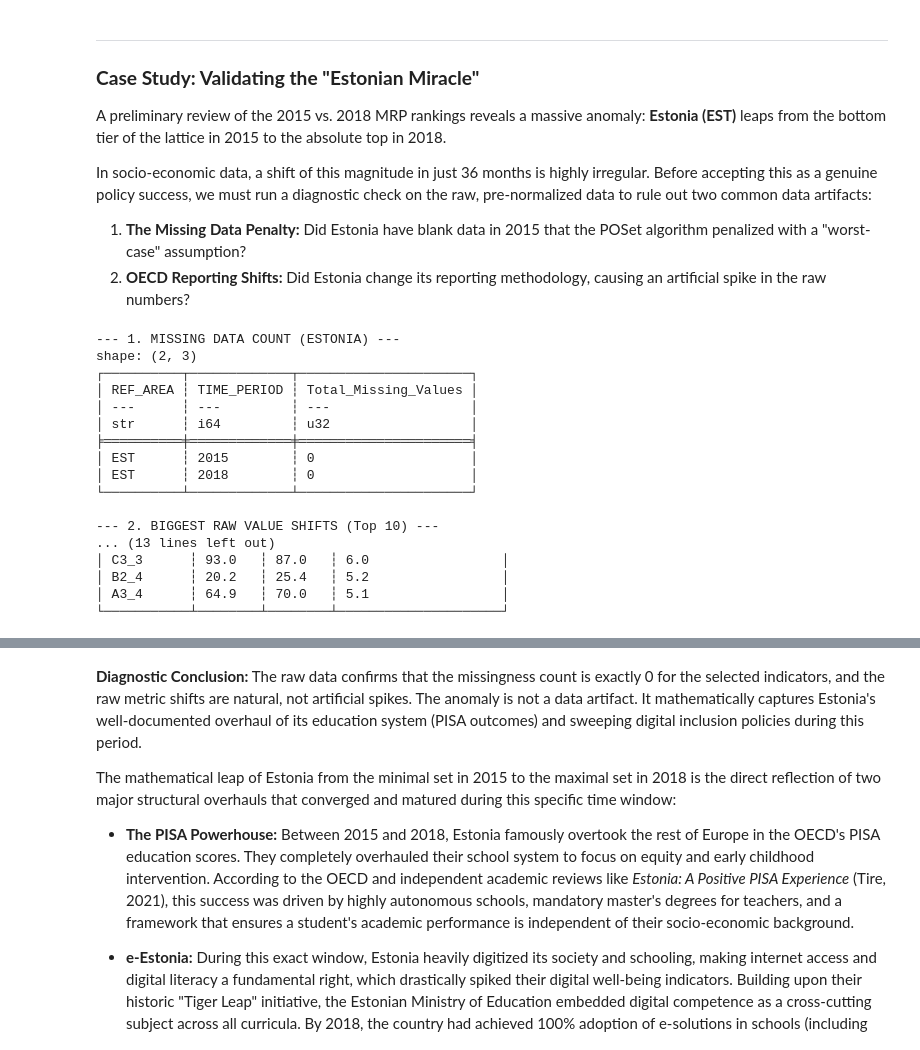
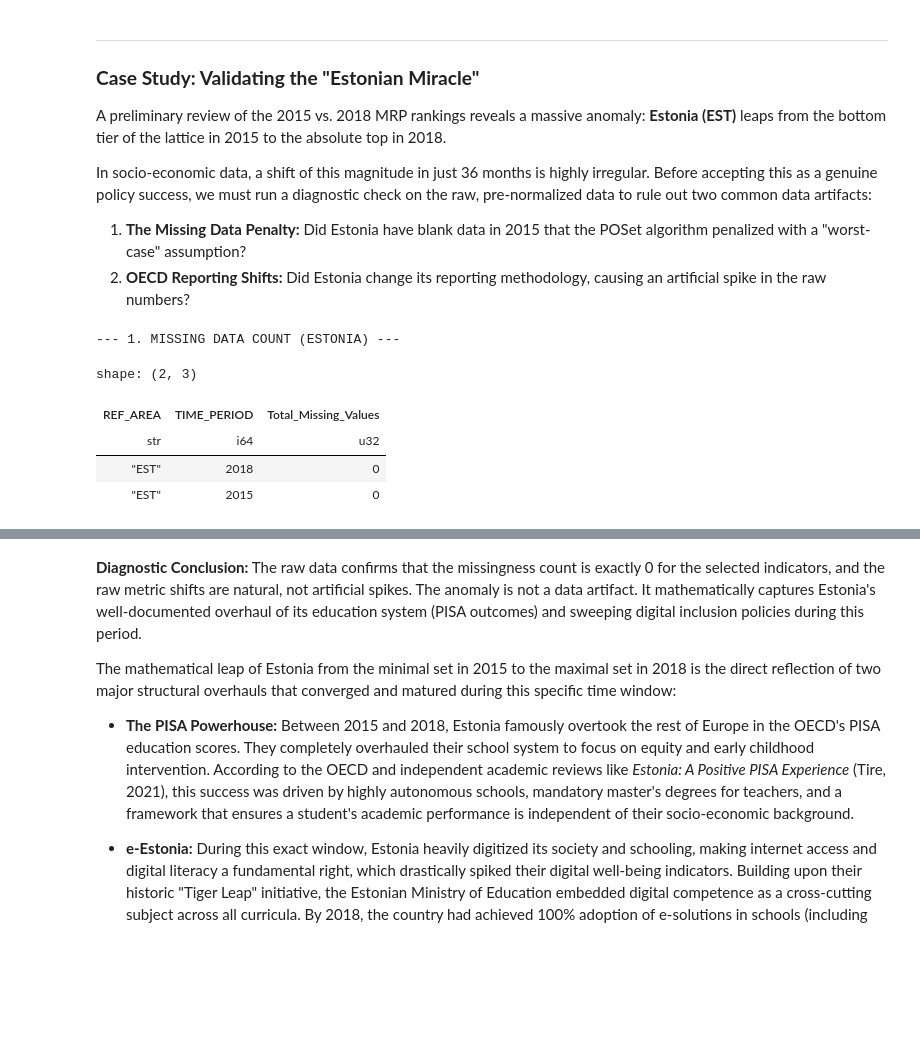
Before and after one commit to MarcoManduca/child_well-being, a Jupyter notebook: notebooks/060_Poset_analysis.ipynb, the cells around one changed output, grey strips where cells are left out. Cells and saved outputs as stored; diff of their text form; code cells hidden in the pictures; blank space fills up the shorter version.

```diff
--- a/notebooks/060_Poset_analysis.ipynb
+++ b/notebooks/060_Poset_analysis.ipynb
@@ -385,68 +385,29 @@ In socio-economic data, a shift of this magnitude in just 36 months is highly ir
 # %%
 # Load the base dataset BEFORE it was turned into POSet grades
 df = pl.read_parquet('../data/020_child_well_being.parquet')
 
 # Isolate Estonia for the two years in question
 df_est = df.filter(
     (pl.col('REF_AREA') == 'EST') &
     (pl.col('TIME_PERIOD').is_in([2015, 2018]))
 )
 
 indicator_cols = [col for col in df.columns if col not in ['REF_AREA', 'TIME_PERIOD']]
 
 # ---------------------------------------------------------
 # POINT 1: CHECK FOR THE "MISSING DATA PENALTY"
 # Count how many columns are 'null' for each year
 # ---------------------------------------------------------
 df_nulls = df_est.with_columns(
     pl.sum_horizontal(pl.col(indicator_cols).is_null()).alias('Total_Missing_Values')
 ).select(['REF_AREA', 'TIME_PERIOD', 'Total_Missing_Values'])
 
 print("--- 1. MISSING DATA COUNT (ESTONIA) ---")
-print(df_nulls)
-
-
-# ---------------------------------------------------------
-# POINT 2: CHECK FOR "OECD REPORTING SHIFTS"
-# Compare 2015 vs 2018 raw values side-by-side to find massive spikes
-# ---------------------------------------------------------
-# Note: If your Polars version is older, change .unpivot() to .melt()
-df_melt = df_est.unpivot(
-    index=["REF_AREA", "TIME_PERIOD"],
-    on=indicator_cols,
-    variable_name="Indicator",
-    value_name="Value"
-)
-
-df_pivot = df_melt.pivot(
-    index="Indicator",
-    on="TIME_PERIOD",
-    values="Value"
-)
-
-# Add a column to see the absolute difference between 2018 and 2015
-# and sort to show the biggest changes at the top
-df_shifts = df_pivot.with_columns(
-    (pl.col("2018") - pl.col("2015")).abs().alias("Absolute_Difference")
-).sort("Absolute_Difference", descending=True)
-
-print("\n--- 2. BIGGEST RAW VALUE SHIFTS (Top 10) ---")
-print(df_shifts.head(10))
+df_nulls
 # %% [output]
 --- 1. MISSING DATA COUNT (ESTONIA) ---
-shape: (2, 3)
-┌──────────┬─────────────┬──────────────────────┐
-│ REF_AREA ┆ TIME_PERIOD ┆ Total_Missing_Values │
-│ ---      ┆ ---         ┆ ---                  │
-│ str      ┆ i64         ┆ u32                  │
-╞══════════╪═════════════╪══════════════════════╡
-│ EST      ┆ 2015        ┆ 0                    │
-│ EST      ┆ 2018        ┆ 0                    │
-└──────────┴─────────────┴──────────────────────┘
-
---- 2. BIGGEST RAW VALUE SHIFTS (Top 10) ---
-... (13 lines left out)
-│ C3_3      ┆ 93.0   ┆ 87.0   ┆ 6.0                 │
-│ B2_4      ┆ 20.2   ┆ 25.4   ┆ 5.2                 │
-│ A3_4      ┆ 64.9   ┆ 70.0   ┆ 5.1                 │
-└───────────┴────────┴────────┴─────────────────────┘
+shape: (2, 3)
+| REF_AREA | TIME_PERIOD | Total_Missing_Values |
+| str | i64 | u32 |
+| "EST" | 2018 | 0 |
+| "EST" | 2015 | 0 |
```
Also changed, not shown: parts of 6 cells of this notebook, 12 other files.
